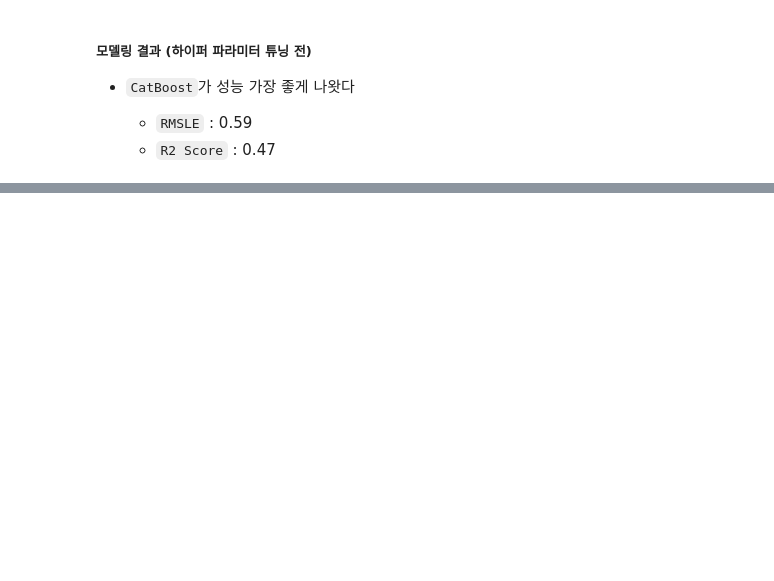
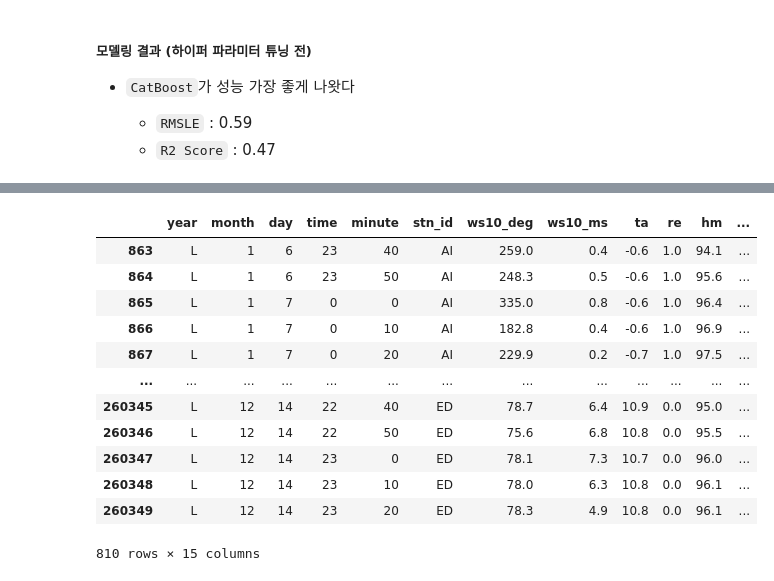
Before and after one commit to benidjor/weather-contest, a Jupyter notebook: modeling_no_tuned_tek.ipynb, the cells around one changed output, grey strips where cells are left out. Saved outputs shown, nothing was run; the diff lists cells and outputs as text; code cells hidden in the pictures; blank space fills up the shorter version.

```diff
--- a/modeling_no_tuned_tek.ipynb
+++ b/modeling_no_tuned_tek.ipynb
@@ -754,6 +786,6 @@ Learning rate set to 0.14101
 <catboost.core.CatBoostRegressor at 0x...>
 # %%
-test_copy_cat["vis1"] = cat_model.predict(y_test)
+test_copy_cat["vis1"] = cat_model.predict(X_test)
 # %%
 test_copy_cat["vis1"]
 # %% [output]
@@ -771 +803,17 @@ test_copy_cat["vis1"]
 Name: vis1, Length: 260106, dtype: float64
+# %%
+test_copy_cat[test_copy_cat["vis1"]<=1000]
+# %% [output]
+|  | year | month | day | time | minute | stn_id | ws10_deg | ws10_ms | ta | re | hm | ... |
+| 863 | L | 1 | 6 | 23 | 40 | AI | 259.0 | 0.4 | -0.6 | 1.0 | 94.1 | ... |
+| 864 | L | 1 | 6 | 23 | 50 | AI | 248.3 | 0.5 | -0.6 | 1.0 | 95.6 | ... |
+| 865 | L | 1 | 7 | 0 | 0 | AI | 335.0 | 0.8 | -0.6 | 1.0 | 96.4 | ... |
+| 866 | L | 1 | 7 | 0 | 10 | AI | 182.8 | 0.4 | -0.6 | 1.0 | 96.9 | ... |
+| 867 | L | 1 | 7 | 0 | 20 | AI | 229.9 | 0.2 | -0.7 | 1.0 | 97.5 | ... |
+| ... | ... | ... | ... | ... | ... | ... | ... | ... | ... | ... | ... | ... |
+| 260345 | L | 12 | 14 | 22 | 40 | ED | 78.7 | 6.4 | 10.9 | 0.0 | 95.0 | ... |
+| 260346 | L | 12 | 14 | 22 | 50 | ED | 75.6 | 6.8 | 10.8 | 0.0 | 95.5 | ... |
+| 260347 | L | 12 | 14 | 23 | 0 | ED | 78.1 | 7.3 | 10.7 | 0.0 | 96.0 | ... |
+| 260348 | L | 12 | 14 | 23 | 10 | ED | 78.0 | 6.3 | 10.8 | 0.0 | 96.1 | ... |
+| 260349 | L | 12 | 14 | 23 | 20 | ED | 78.3 | 4.9 | 10.8 | 0.0 | 96.1 | ... |
+810 rows × 15 columns
```
Also changed, not shown: parts of 23 cells of this notebook, 4 other files.
